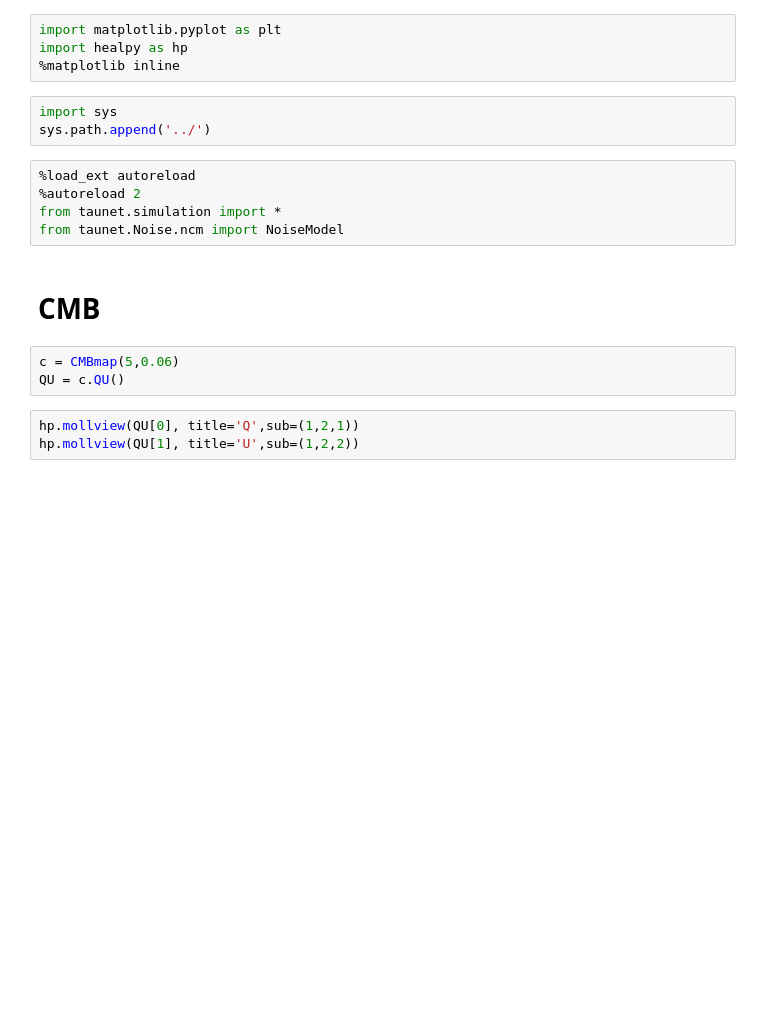
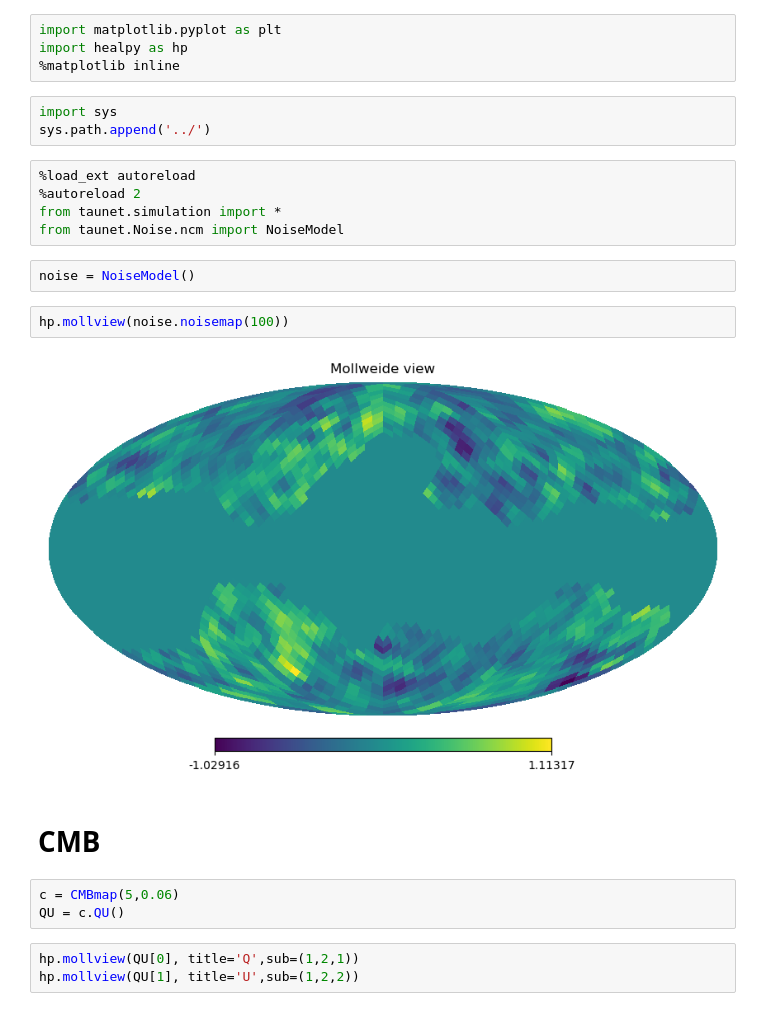
Before and after one commit to antolonappan/taunet, a Jupyter notebook: Notebooks/cmb.ipynb, the cells around one changed output. Cells and saved outputs as stored; diff of their text form; blank space fills up the shorter version.

```diff
--- a/Notebooks/cmb.ipynb
+++ b/Notebooks/cmb.ipynb
@@ -10,6 +10,12 @@ sys.path.append('../')
 %autoreload 2
 from taunet.simulation import *
 from taunet.Noise.ncm import NoiseModel
+# %%
+noise = NoiseModel()
+# %%
+hp.mollview(noise.noisemap(100))
+# %% [output]
+[figure, added]
 # %% [markdown]
 # CMB
 # %%
```
Also changed, not shown: parts of 3 cells of this notebook, 1 other file.
